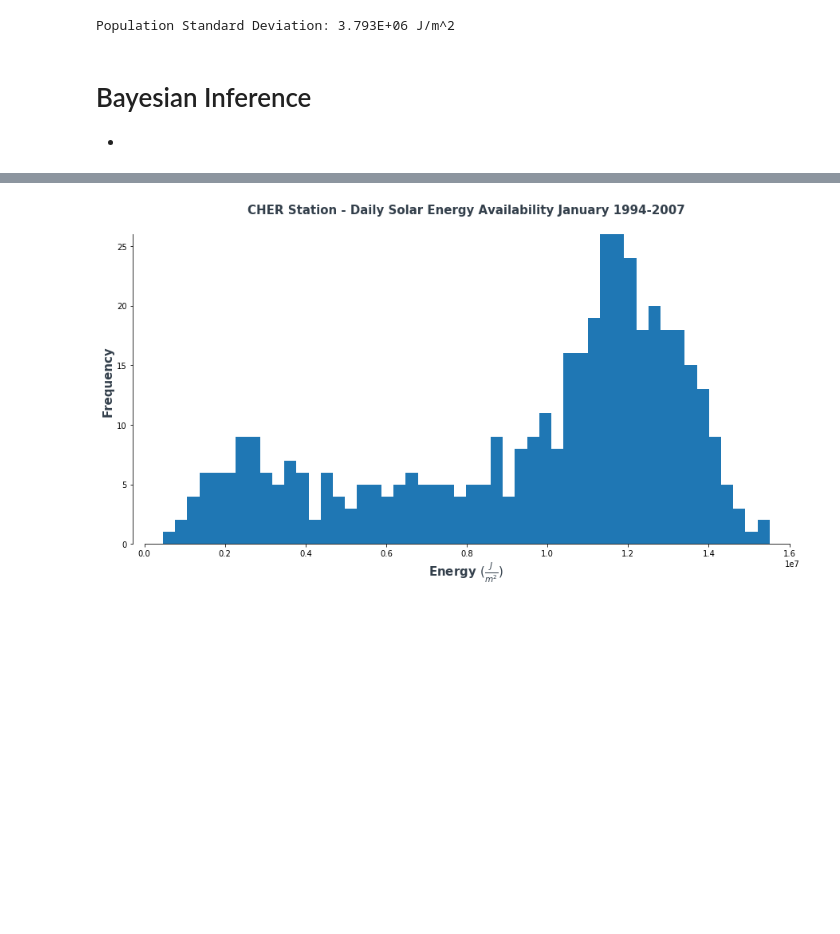
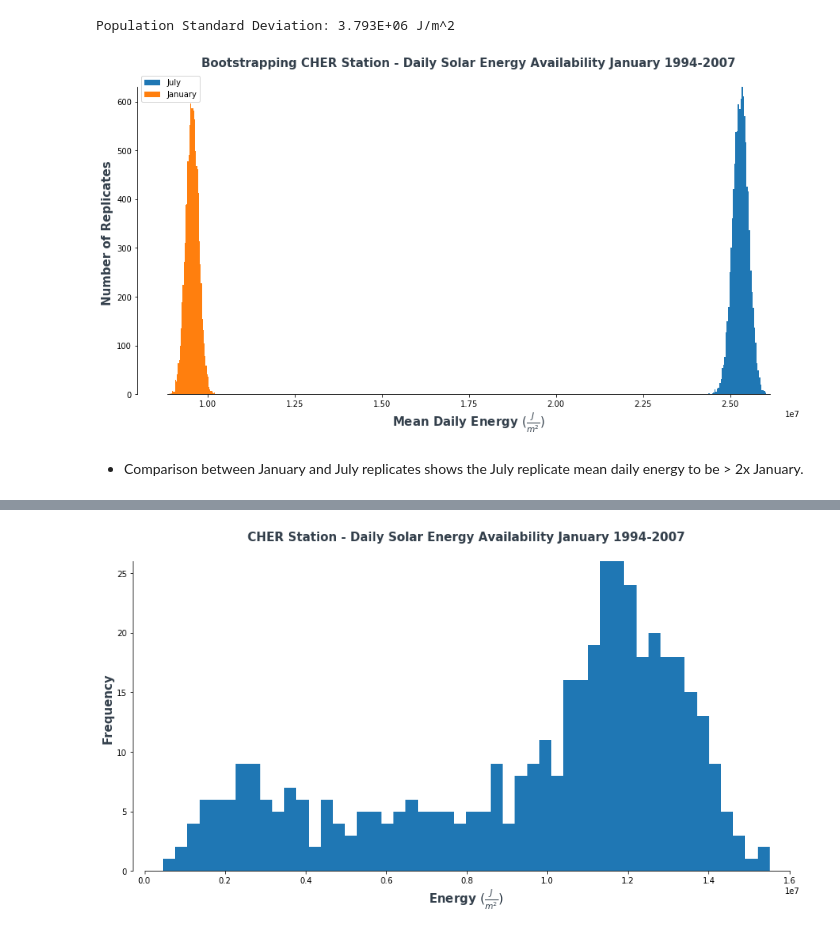
Before and after one commit to connormca12/Springboard-Projects, a Jupyter notebook: Capstone-1/statistical_data_analysis.ipynb, the cells around one changed output, grey strips where cells are left out. Drawn from its saved outputs; the diff is of its cells as text; code cells hidden in the pictures; blank space fills up the shorter version.

```diff
--- a/Capstone-1/statistical_data_analysis.ipynb
+++ b/Capstone-1/statistical_data_analysis.ipynb
@@ -311,6 +313,25 @@ population_std = energy_samples_std*np.sqrt(len(cher_jan['energy']))
 print('Population Standard Deviation: %.3E J/m^2' % population_std)
 # %% [output]
 Population Standard Deviation: 3.793E+06 J/m^2
-# %% [markdown]
-# Bayesian Inference
--
+# %%
+fig, ax = plt.subplots(figsize=(15,7.5))
+plt.hist(energy_samples.meanenergy, bins=50)
+plt.hist(energy_samples_jan.meanenergy, bins=50)
+
+# Set titles and axes labels
+ax.set_title("Bootstrapping CHER Station - Daily Solar Energy Availability January 1994-2007", fontsize=15, fontweight='black', color = '#333F4B')
+ax.set_xlabel(r'Mean Daily Energy $(\frac{J}{m^2})$', fontsize=15, fontweight='black', color = '#333F4B')
+ax.set_ylabel('Number of Replicates', fontsize=15, fontweight='black', color = '#333F4B')
+
+ax.spines['top'].set_color('none')
+ax.spines['right'].set_color('none')
+ax.spines['left'].set_smart_bounds(True)
+ax.spines['bottom'].set_smart_bounds(True)
+
+plt.legend(['July', 'January'])
+
+plt.show()
+# %% [output]
+[figure, added]
+# %% [markdown]
+- Comparison between January and July replicates shows the July replicate mean daily energy to be > 2x January.
```
Also changed, not shown: parts of 29 cells of this notebook, 2 other files.
